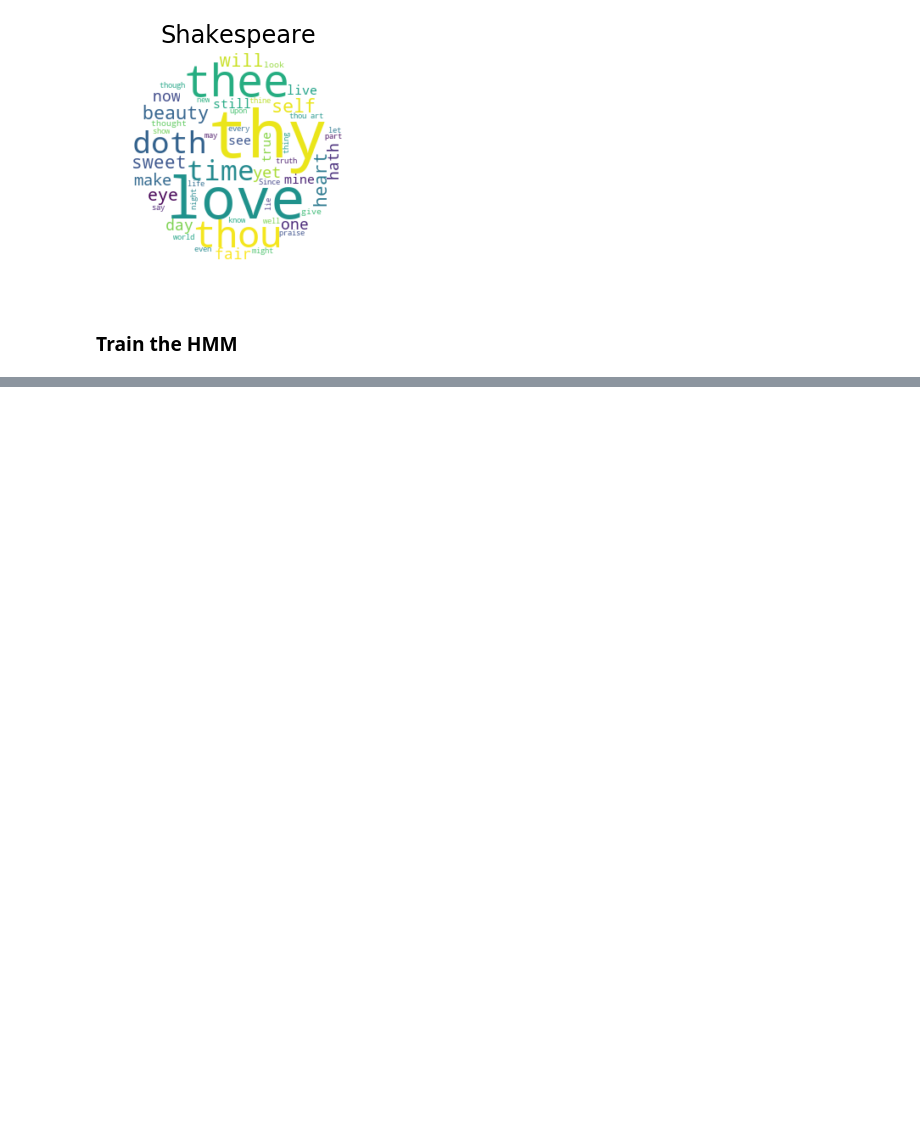
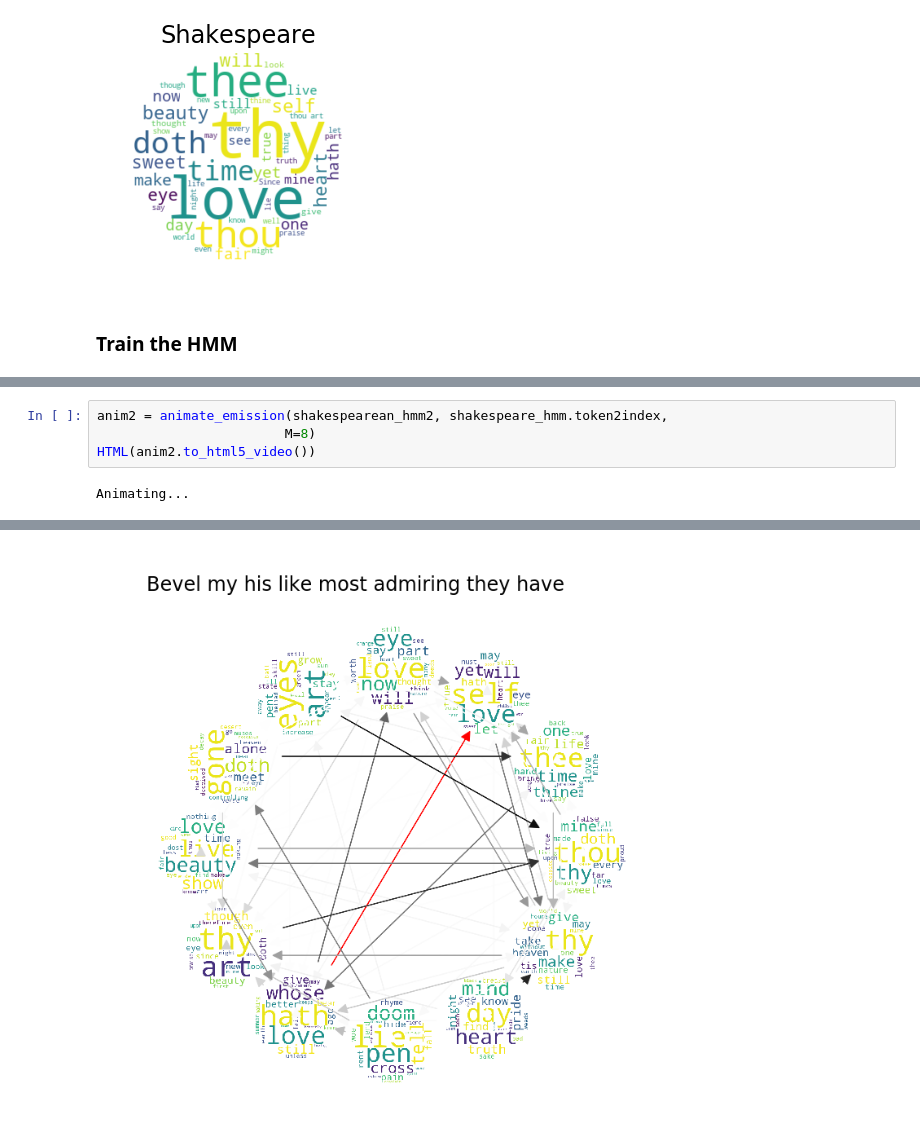
Before and after one commit to aristocrates/shakespeare, a Jupyter notebook: Release/HMM_visualization.ipynb, the cells around one changed output, grey strips where cells are left out. Drawn from its saved outputs; the diff is of its cells as text; blank space fills up the shorter version.

```diff
--- a/Release/HMM_visualization.ipynb
+++ b/Release/HMM_visualization.ipynb
@@ -39,0 +126,6 @@ HTML(anim.to_html5_video())
+# %%
+anim2 = animate_emission(shakespearean_hmm2, shakespeare_hmm.token2index,
+                        M=8)
+HTML(anim2.to_html5_video())
+# %% [output]
+Animating...
@@ -39,0 +133 @@ HTML(anim.to_html5_video())
+[figure, added]
```
Also changed, not shown: parts of 9 cells of this notebook, 17 other files.
